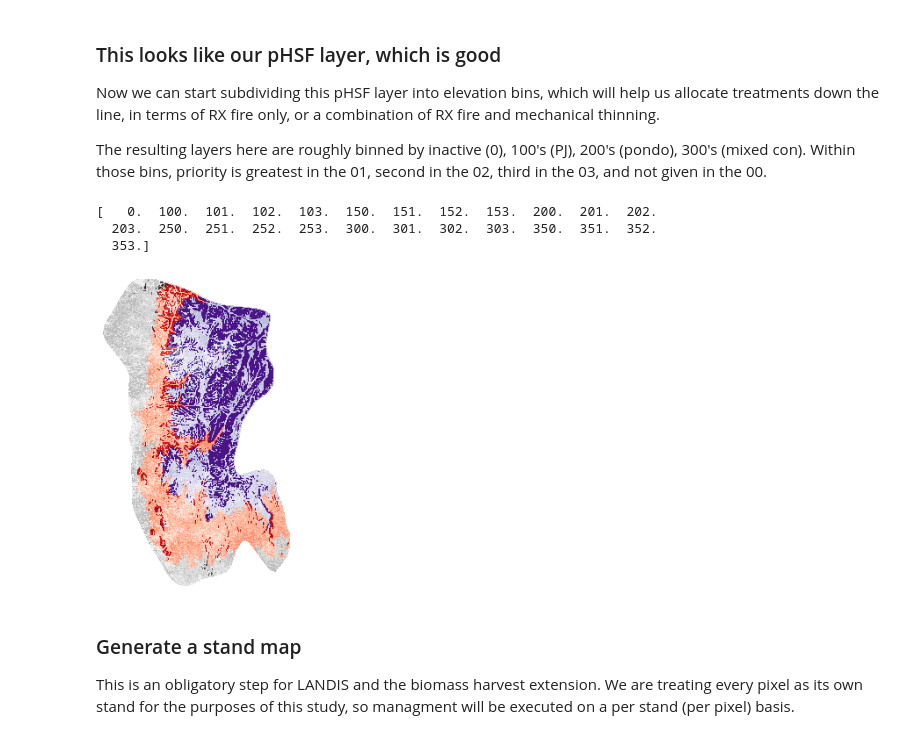
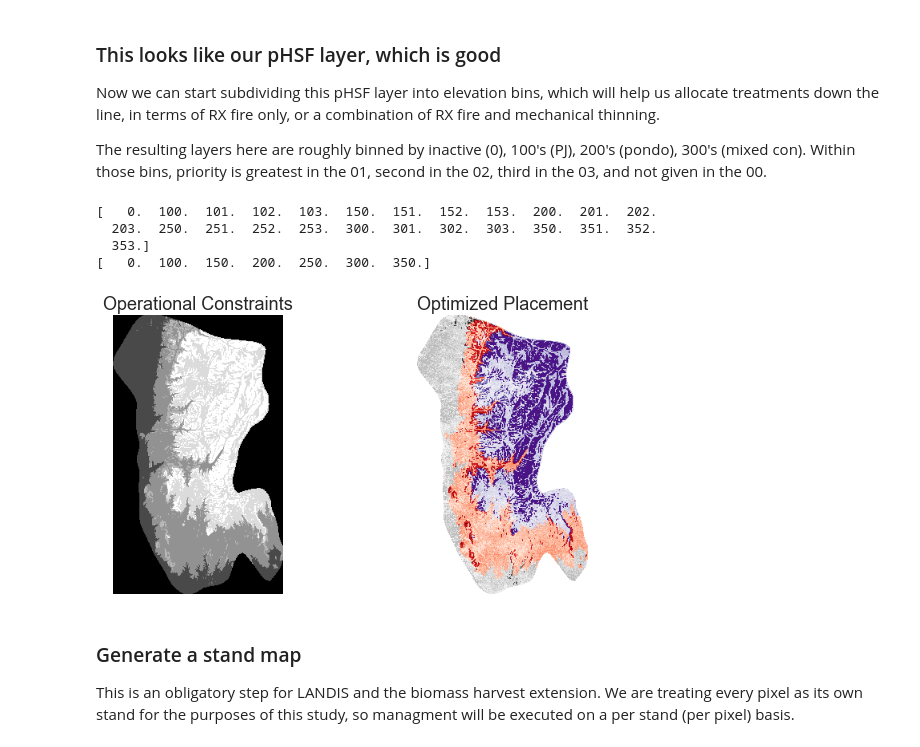
Before and after one commit to djkrofch/SantaFe_Fireshed, a Jupyter notebook: SF_Fireshed_Prep.ipynb, the cells around one changed output. Drawn from its saved outputs; the diff is of its cells as text; code cells hidden in the pictures.

```diff
--- a/SF_Fireshed_Prep.ipynb
+++ b/SF_Fireshed_Prep.ipynb
@@ -806,7 +806,10 @@ plotRaster(mgmt,  vmin = 0, vmax = 300, ax = ax1)
 plotRaster(slopemask,  vmin = 0, vmax = 50, ax = ax2)
 plotRaster(conMgmt,  vmin = 0, vmax = 350, ax = ax3)
 
-plt.title('Management Zones')
+ax1.set_title('Elevation Bins')
+ax2.set_title('>30%  Slope Mask')
+ax3.set_title('Operationally Constrained Mgmt')
+
 print np.unique(conMgmt)
 
 saveAsGeoTiff(rasters + 'SFF_initialcommunities.tif',
@@ -839,27 +844,45 @@ The resulting layers here are roughly binned by inactive (0), 100's (PJ), 200's
 # %%
 conMGMT = importRaster(rasters + 'SFF_ConManagement.tif')
 OPT_MGMT = conMGMT + pHSF
 print np.unique(OPT_MGMT)
-
+print np.unique(conMGMT)
 cmap = colors.ListedColormap(['white',
                               '#ffffff','#f0f0f0','#d9d9d9','#bdbdbd','#969696','#737373','#525252','#252525',
                               '#fff5f0','#fee0d2','#fcbba1','#fc9272','#fb6a4a','#ef3b2c','#cb181d','#99000d',
                               '#fcfbfd','#efedf5','#dadaeb','#bcbddc','#9e9ac8','#807dba','#6a51a3','#4a1486'])
+
+cmap2 = colors.ListedColormap(['white',
+                               '#969696','#252525',
+                               '#fb6a4a','#99000d',
+                               '#4a1486','#4a1486'])
+
 bounds=[0,
         100, 101, 102, 103, 150, 151, 152, 153,
         200, 201, 202, 203, 250, 251, 252, 253,
         300, 301, 302, 303, 350, 351, 352, 353]
 
-norm = colors.BoundaryNorm(bounds, cmap.N)
-plotRaster(OPT_MGMT, cmap = cmap, norm = norm)
+bounds2=[0,
+        100, 150,
+        200, 250,
+        300, 350]
 
+norm  = colors.BoundaryNorm(bounds,  cmap.N)
+norm2 = colors.BoundaryNorm(bounds2, cmap2.N)
+
+f, (ax1, ax2),  = plt.subplots(1,2, figsize =(10,5))
+plotRaster(conMgmt , vmin = 0, vmax = 350, cmap = 'gray', ax = ax1)
+plotRaster(OPT_MGMT, cmap = cmap,  norm = norm,  ax = ax2)
+
+ax1.set_title('Operational Constraints')
+ax2.set_title('Optimized Placement')
 saveAsGeoTiff(rasters + 'SFF_initialcommunities.tif',
               OPT_MGMT, rasters + 'SFF_Management_OPT.tif', 32613)
 # %% [output]
 [   0.  100.  101.  102.  103.  150.  151.  152.  153.  200.  201.  202.
   203.  250.  251.  252.  253.  300.  301.  302.  303.  350.  351.  352.
   353.]
+[   0.  100.  150.  200.  250.  300.  350.]
-[figure, old version]
+[figure, new version]
 # %% [markdown]
 ### Generate a stand map
 This is an obligatory step for LANDIS and the biomass harvest extension. We are treating every pixel as its own stand for the purposes of this study, so managment will be executed on a per stand (per pixel) basis.
```
Also changed, not shown: parts of 3 cells of this notebook.
